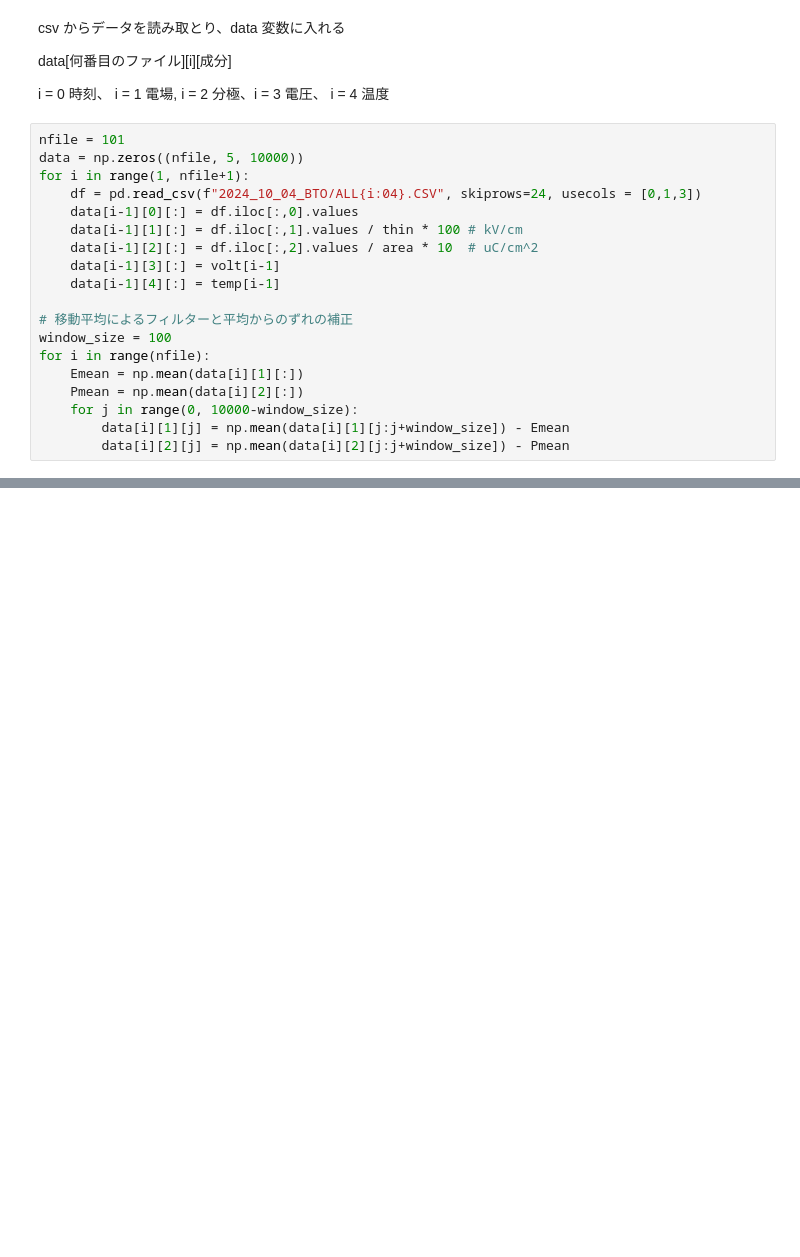
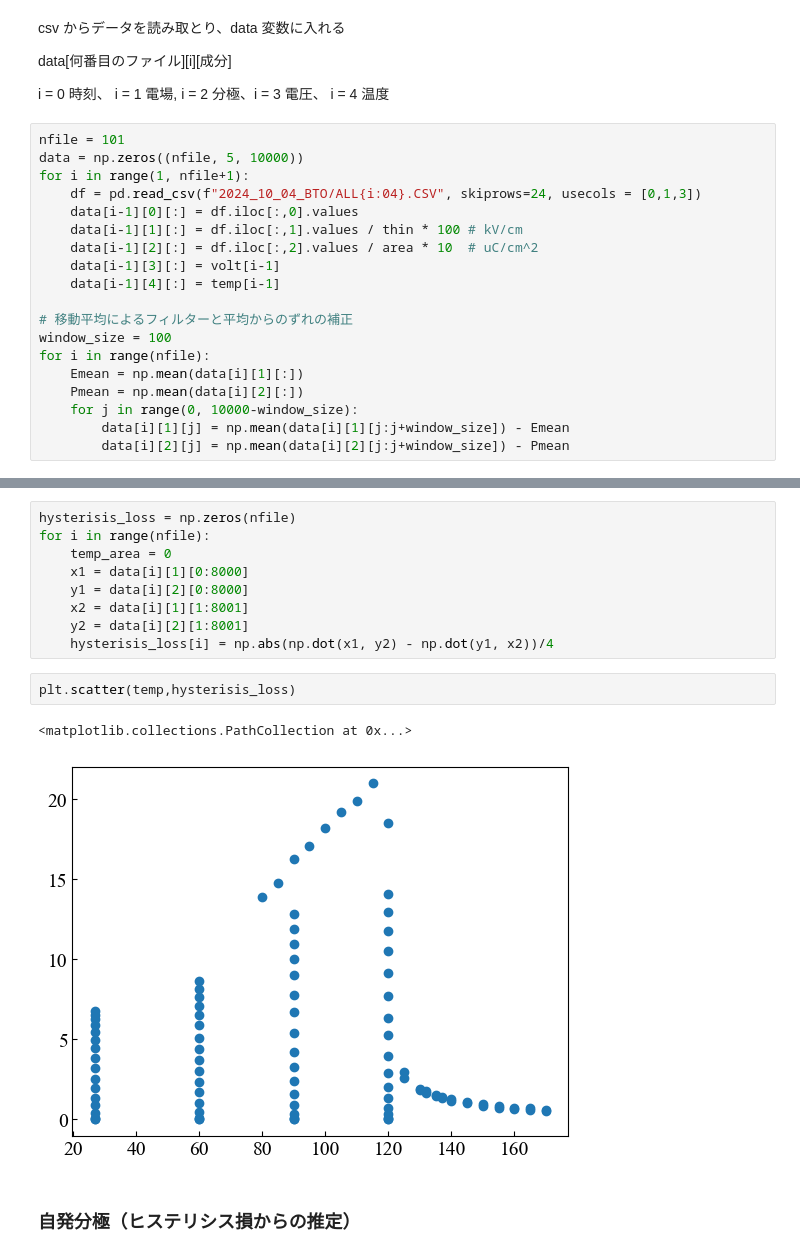
Before and after one commit to xiang-gong3944/----, a Jupyter notebook: 2024_10_04_ヒステリシス/data/2024_10_04.ipynb, the cells around one changed output, grey strips where cells are left out. Cells and saved outputs as stored; diff of their text form; blank space fills up the shorter version.

```diff
--- a/2024_10_04_ヒステリシス/data/2024_10_04.ipynb
+++ b/2024_10_04_ヒステリシス/data/2024_10_04.ipynb
@@ -115,0 +161,16 @@ from matplotlib.colors import Normalize
+# %%
+hysterisis_loss = np.zeros(nfile)
+for i in range(nfile):
+    temp_area = 0
+    x1 = data[i][1][0:8000]
+    y1 = data[i][2][0:8000]
+    x2 = data[i][1][1:8001]
+    y2 = data[i][2][1:8001]
+    hysterisis_loss[i] = np.abs(np.dot(x1, y2) - np.dot(y1, x2))/4
+# %%
+plt.scatter(temp,hysterisis_loss)
+# %% [output]
+<matplotlib.collections.PathCollection at 0x...>
+[figure, added]
+# %% [markdown]
+### 自発分極（ヒステリシス損からの推定）
```
Also changed, not shown: parts of 63 cells of this notebook.
